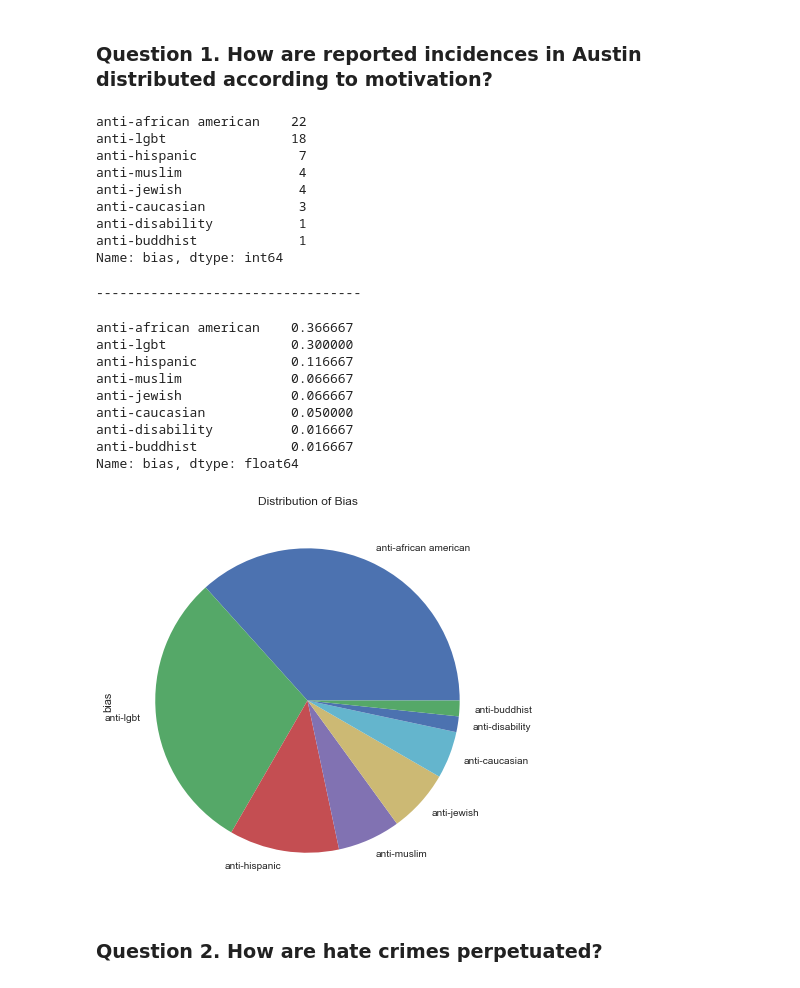
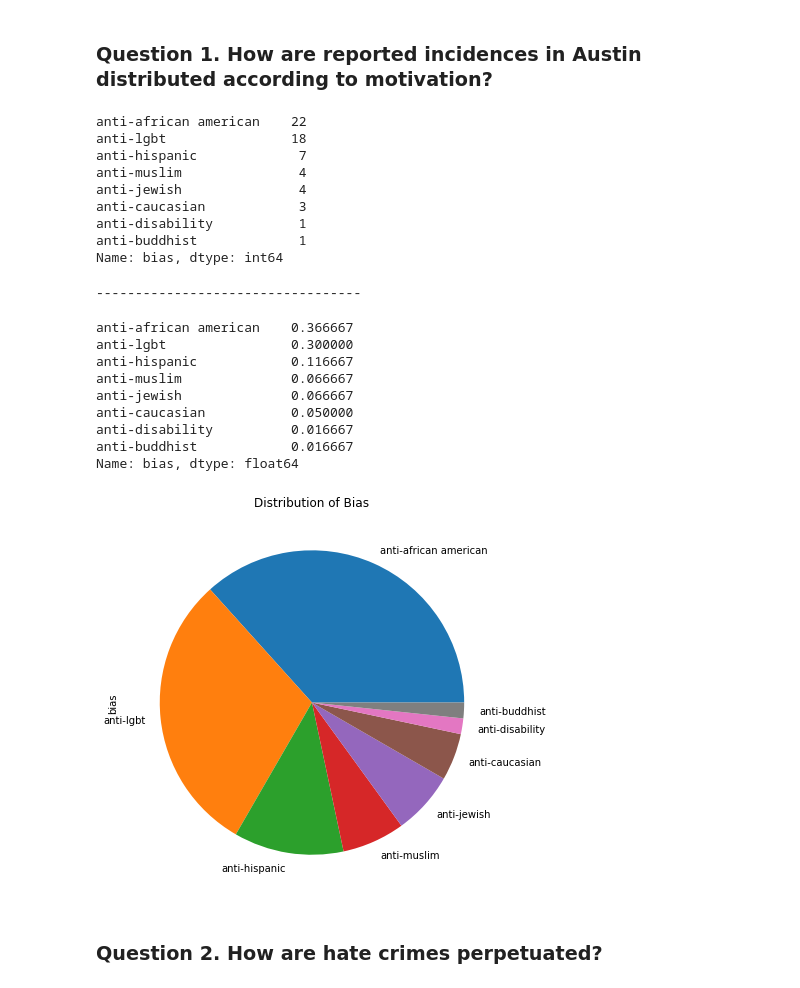
Before and after one commit to rgrantham82/Crime-Analysis, a Jupyter notebook: Exploratory Analysis.ipynb, the cells around one changed output. Drawn from its saved outputs; the diff is of its cells as text; code cells hidden in the pictures.

```diff
--- a/Exploratory Analysis.ipynb
+++ b/Exploratory Analysis.ipynb
@@ -7,10 +7,10 @@ Out of the total number of reported, alleged incidents, 30% were directed at the
 import pandas as pd
 import numpy as np
 import matplotlib.pyplot as plt
-plt.style.use('seaborn')
 # %%
 # Importing & examining the cleaned dataset
-df = pd.read_csv(r'C:\Users\Robert\OneDrive\Desktop\datasets\aus_final.csv')
+df = pd.read_csv(r'C:\Users\Robert\OneDrive\Desktop\aus_final.csv')
+
 display(df.shape)
 print('----------------------------------')
 display(df.head())
@@ -73,10 +74,11 @@ dtype: object
 # Creating an index out of the 'date' column annd converting the non-numeric columns into categories
 df['date_of_incident'] = df['date_of_incident'].astype('datetime64')
 df.set_index(['date_of_incident'], inplace=True)
+df.sort_index(inplace=True)
 df['bias'] = df['bias'].astype('category')
 df['offense'] = df['offense'].astype('category')
 df['offense_location'] = df['offense_location'].astype('category')
-df['offender_ethnicity'] = df['offender_ethnicity'].astype('category')
+df['offender_race/ethnicity'] = df['offender_race/ethnicity'].astype('category')
 
 # Reexamining the dataset
 display(df.index)
@@ -112,41 +136,40 @@ dtype: object
 # %% [markdown]
 ### Question 1. How are reported incidences in Austin distributed according to motivation?
 # %%
-# Creating a dataframe of the biases
-bias = df['bias'].value_counts()
+# Create and display a dataframe of the biases
+bias = df.bias.value_counts()
 display(bias)
 
-bias_pct = df['bias'].value_counts(normalize=True)
-
-# Displaying the bias values as proportions
+# Create and display a dataframe of the biases as percentages
+bias_pct = df.bias.value_counts(normalize=True)
 print('----------------------------------')
-display(df['bias'].value_counts(normalize=True))
+display(df.bias.value_counts(normalize=True))
 
 # Visualizing bias values as proportions
 bias_pct.plot.pie(figsize=(7,7))
 plt.title('Distribution of Bias')
 plt.show()
 # %% [output]
 anti-african american    22
 anti-lgbt                18
 anti-hispanic             7
 anti-muslim               4
 anti-jewish               4
 anti-caucasian            3
 anti-disability           1
 anti-buddhist             1
 Name: bias, dtype: int64
 ----------------------------------
 anti-african american    0.366667
 anti-lgbt                0.300000
 anti-hispanic            0.116667
 anti-muslim              0.066667
 anti-jewish              0.066667
 anti-caucasian           0.050000
 anti-disability          0.016667
 anti-buddhist            0.016667
 Name: bias, dtype: float64
-[figure, old version]
+[figure, new version]
 # %% [markdown]
 ### Question 2. How are hate crimes perpetuated?
 # %%
```
Also changed, not shown: parts of 8 cells of this notebook.
